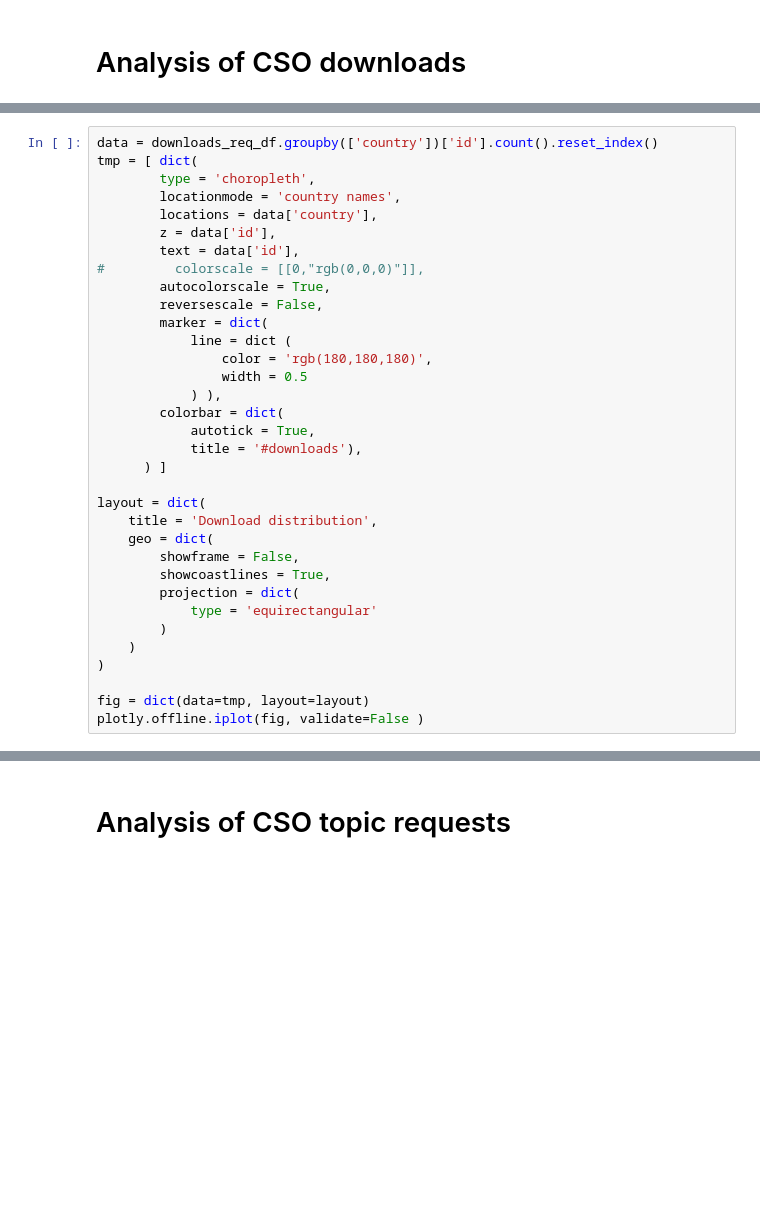
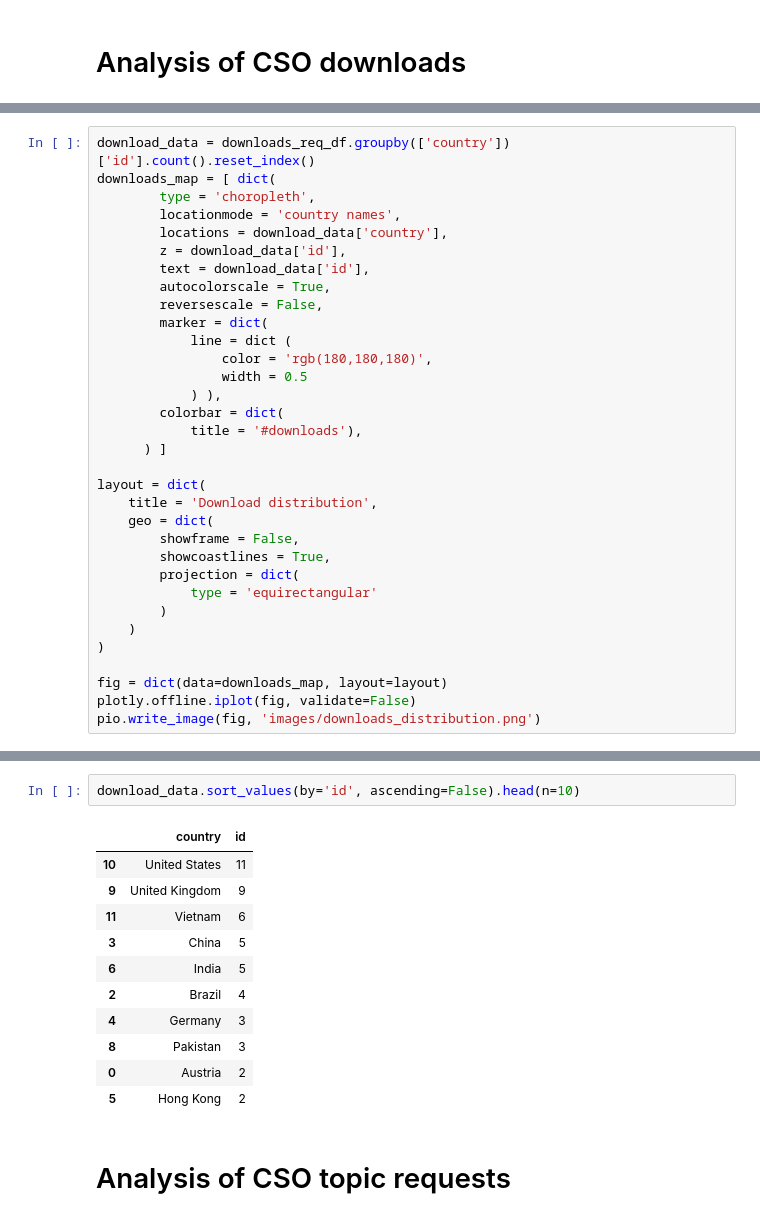
Before and after one commit to andremann/CSO-stats-analytics, a Jupyter notebook: CSO stats analysis.ipynb, the cells around one changed output, grey strips where cells are left out. Saved outputs shown, nothing was run; the diff lists cells and outputs as text; blank space fills up the shorter version.

Commit message:
added images for paper

```diff
--- a/CSO stats analysis.ipynb
+++ b/CSO stats analysis.ipynb
@@ -230,14 +232,13 @@ plotly.offline.iplot(fig)
 # %% [output]
 [interactive output not drawn]
 # %%
-data = downloads_req_df.groupby(['country'])['id'].count().reset_index()
-tmp = [ dict(
+download_data = downloads_req_df.groupby(['country'])['id'].count().reset_index()
+downloads_map = [ dict(
         type = 'choropleth',
         locationmode = 'country names',
-        locations = data['country'],
-        z = data['id'],
-        text = data['id'],
-#         colorscale = [[0,"rgb(0,0,0)"]],
+        locations = download_data['country'],
+        z = download_data['id'],
+        text = download_data['id'],
         autocolorscale = True,
         reversescale = False,
         marker = dict(
@@ -246,7 +247,6 @@ tmp = [ dict(
                 width = 0.5
             ) ),
         colorbar = dict(
-            autotick = True,
             title = '#downloads'),
       ) ]
 
@@ -261,10 +261,25 @@ layout = dict(
     )
 )
 
-fig = dict(data=tmp, layout=layout)
-plotly.offline.iplot(fig, validate=False )
+fig = dict(data=downloads_map, layout=layout)
+plotly.offline.iplot(fig, validate=False)
+pio.write_image(fig, 'images/downloads_distribution.png')
 # %% [output]
 [interactive output not drawn]
+# %%
+download_data.sort_values(by='id', ascending=False).head(n=10)
+# %% [output]
+|  | country | id |
+| 10 | United States | 11 |
+| 9 | United Kingdom | 9 |
+| 11 | Vietnam | 6 |
+| 3 | China | 5 |
+| 6 | India | 5 |
+| 2 | Brazil | 4 |
+| 4 | Germany | 3 |
+| 8 | Pakistan | 3 |
+| 0 | Austria | 2 |
+| 5 | Hong Kong | 2 |
 # %% [markdown]
 # Analysis of CSO topic requests
 # %%
```
Also changed, not shown: parts of 12 cells of this notebook, 8 other files.
